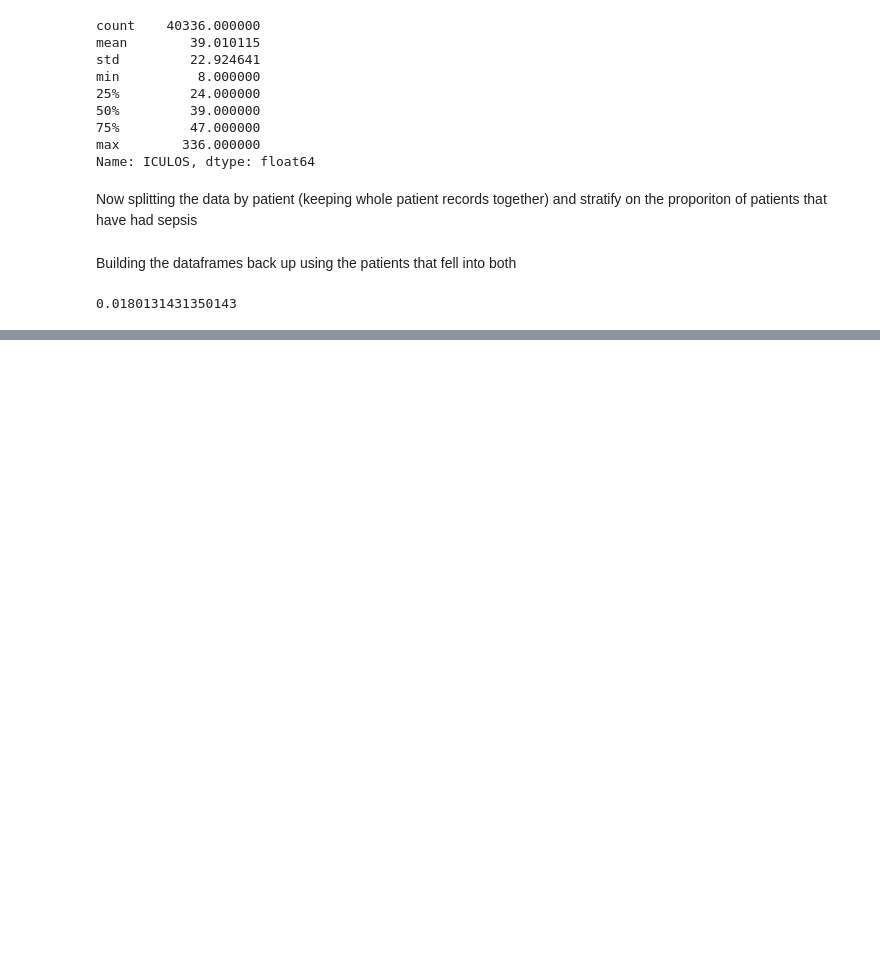
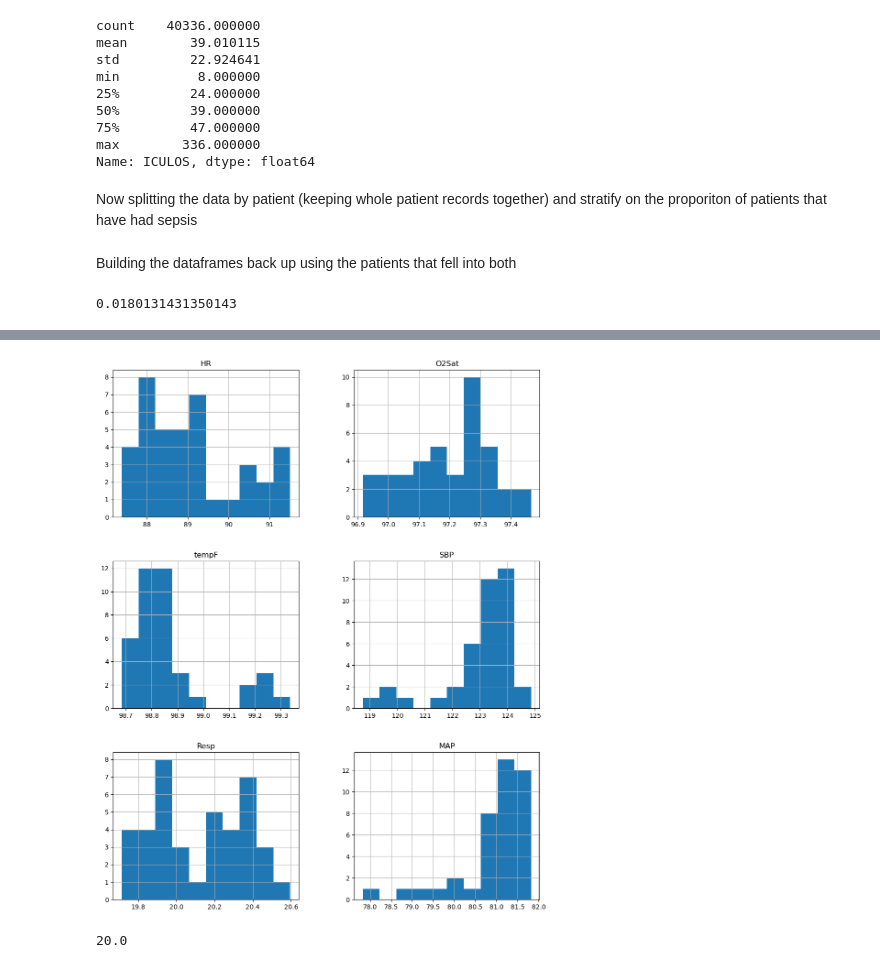
Before and after one commit to Steve-Rodrigues/Sepsis-Predictor-ML, a Jupyter notebook: sepsis_notebook.ipynb, the cells around one changed output, grey strips where cells are left out. Saved outputs shown, nothing was run; the diff lists cells and outputs as text; code cells hidden in the pictures; blank space fills up the shorter version.

```diff
--- a/sepsis_notebook.ipynb
+++ b/sepsis_notebook.ipynb
@@ -71,0 +234,12 @@ p1
+# %%
+avg_vitals_hourly.hist(figsize=(12,15))
+plt.show()
+# %% [output]
+[figure, added]
+# %%
+avg_icu_stay_sepsis = X[X['hours_till_onset'].notna()]['ICULOS'].median()
+avg_icu_stay_non_sepsis = X[X['hours_till_onset'].isna()]['ICULOS'].median()
+avg_icu_stay_sepsis #42 hours median length of stay in the icu
+avg_icu_stay_non_sepsis #22 hours median length of stay in the icu
+# %% [output]
+20.0
```
Also changed, not shown: parts of 52 cells of this notebook.
